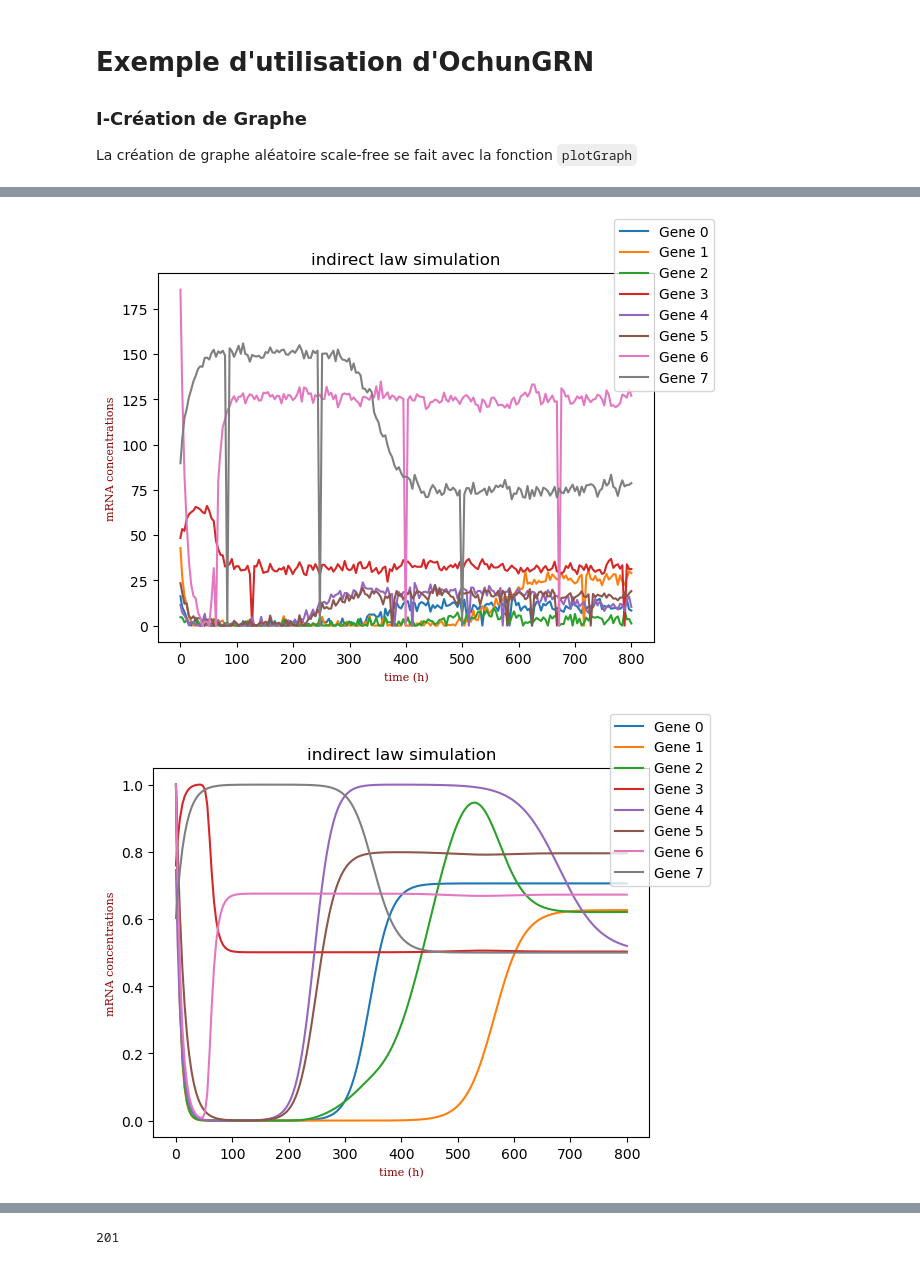
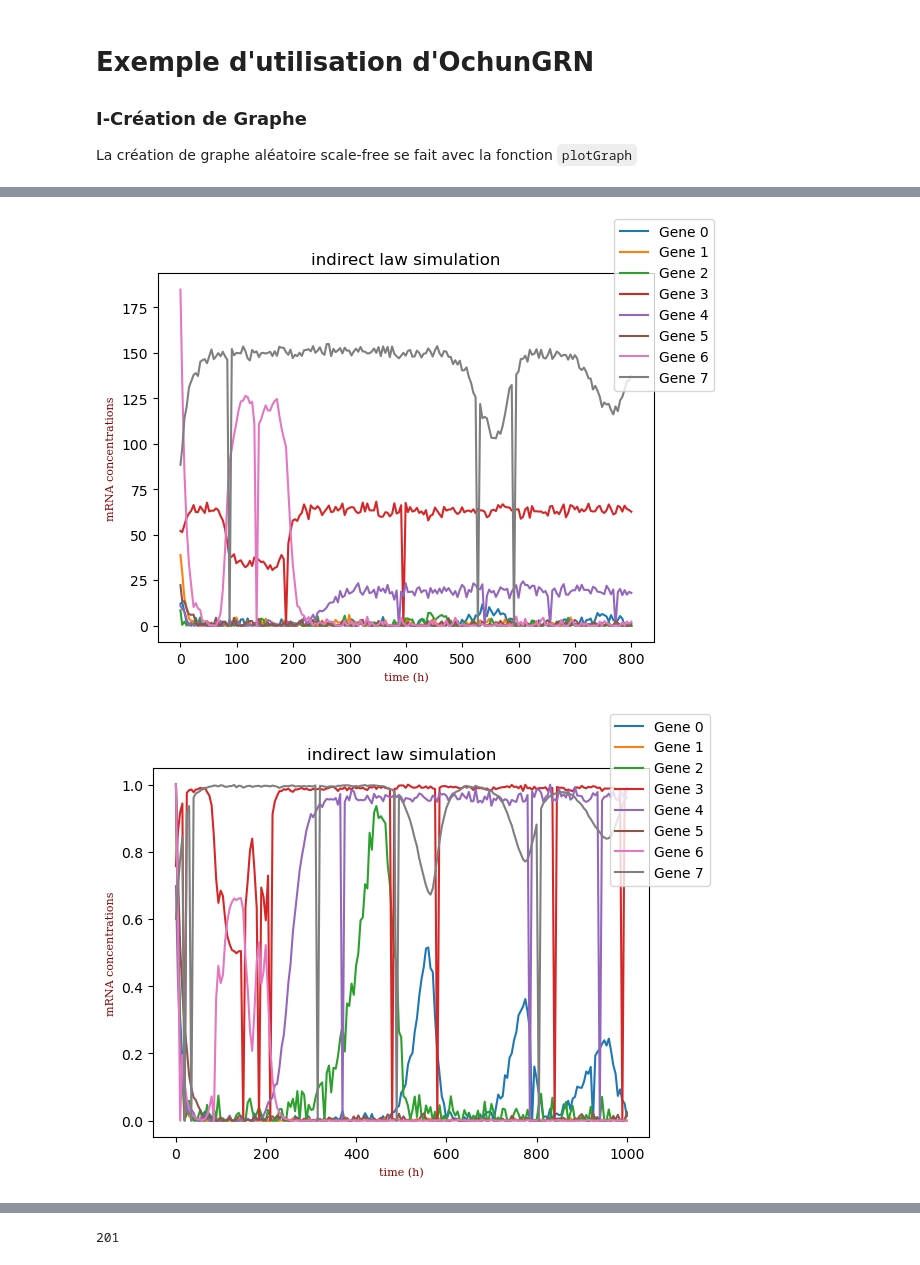
Before and after one commit to castlechild/GRNSimulation, a Jupyter notebook: exemple.ipynb, the cells around one changed output, grey strips where cells are left out. Saved outputs shown, nothing was run; the diff lists cells and outputs as text; code cells hidden in the pictures.

```diff
--- a/exemple.ipynb
+++ b/exemple.ipynb
@@ -84,15 +82,15 @@ Coeff = {'ProtsDeg': [0.01220938929787702, 0.032996116714257936, 0.1926721474622
          'TranslationsRate': [3.52, 98.98, 6189.55, 2374.19, 5.22, 14.8, 417.48, 396.9],
          'mRNAAvg': [15.23, 42.73, 5.65, 48.21, 14.3, 21.44, 187.34, 90.74],
          'ProtAvg': [3449.68, 107158.53, 299273.97, 3452663.15, 1400.16, 7334.45, 2117842.89, 1181752.03]}
-oGRN.simulationODEs(test2, ["indirect"], (0,800), Coeff)
+oGRN.simulationODEs(test2, ["indirect"], (0,800), Coeff, physicalNoiseAmplitude=2)
 oGRN.plotSim(test2)
 # %% [output]
-[figure, old version]
+[figure, new version]
 # %%
-oGRN.simulationODEs(test2, ["indirect"], (0,800), Coeff, normalisationBool=True, stochasticNoiseAmplitude=0, physicalNoiseAmplitude=0, dropOutRate=0)
+oGRN.simulationODEs(test2, ["indirect"], (0,1000), Coeff, normalisationBool=True, stochasticNoiseAmplitude=0.2, physicalNoiseAmplitude=0.2, dropOutRate=0.02)
 oGRN.plotSim(test2)
 # %% [output]
-[figure, old version]
+[figure, new version]
 # %%
 oGRN.plotProt(test2)
 # %% [output]
```
Also changed, not shown: parts of 11 cells of this notebook, 18 other files.
